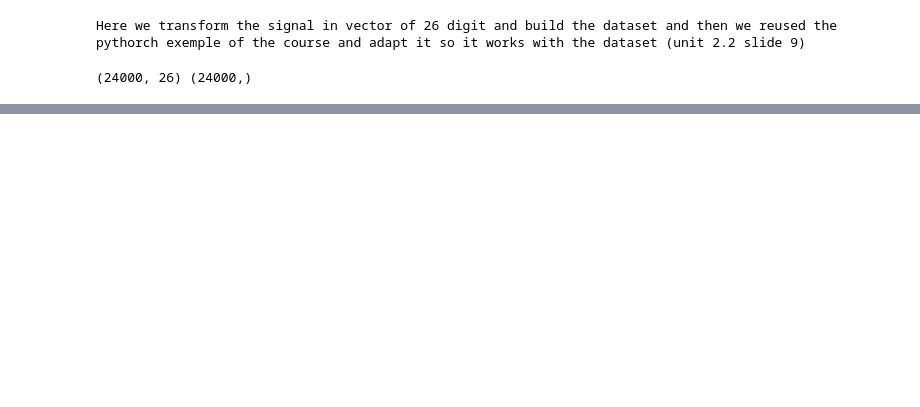
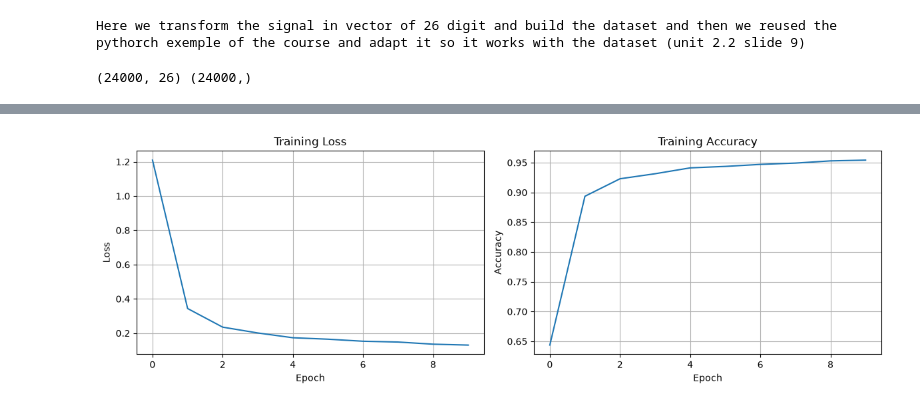
Before and after one commit to AmetsMarti/SDOML-project1, a Jupyter notebook: notebooks/00_download_dataset.ipynb, the cells around one changed output, grey strips where cells are left out. Saved outputs shown, nothing was run; the diff lists cells and outputs as text; code cells hidden in the pictures; blank space fills up the shorter version.

```diff
--- a/notebooks/00_download_dataset.ipynb
+++ b/notebooks/00_download_dataset.ipynb
@@ -268,28 +269,3 @@ device = torch.device("cuda" if torch.cuda.is_available() else "cpu")
 net = Net(input_dim=X_train.shape[1]).to(device)
 opt = optim.Adam(net.parameters())
 loss_fn = nn.CrossEntropyLoss()
-
-# Training
-for epoch in range(10):
-  for xb, yb in loader:
-    xb, yb = xb.to(device), yb.to(device)
-    opt.zero_grad()
-    out = net(xb)
-    loss = loss_fn(out, yb)
-    loss.backward()
-    opt.step()
-
-# Evaluation
-net.eval()
-correct = 0
-total = 0
-with torch.no_grad():
-  for xb, yb in test_loader:
-    xb, yb = xb.to(device), yb.to(device)
-    out = net(xb)
-    preds = out.argmax(1)
-    correct += (preds == yb).sum().item()
-    total += yb.size(0)
-
-accuracy = correct / total
-print(f"Test accuracy: {accuracy:.4f}")
@@ -297,0 +342,19 @@ Test accuracy: 0.9085
+# %%
+fig, (ax1, ax2) = plt.subplots(1, 2, figsize=(12, 4))
+
+ax1.plot(total_loss_train)
+ax1.set_xlabel('Epoch')
+ax1.set_ylabel('Loss')
+ax1.set_title('Training Loss')
+ax1.grid()
+
+ax2.plot(total_accuracy_train)
+ax2.set_xlabel('Epoch')
+ax2.set_ylabel('Accuracy')
+ax2.set_title('Training Accuracy')
+ax2.grid()
+
+plt.tight_layout()
+plt.show()
+# %% [output]
+[figure, added]
```
Also changed, not shown: parts of 18 cells of this notebook.
